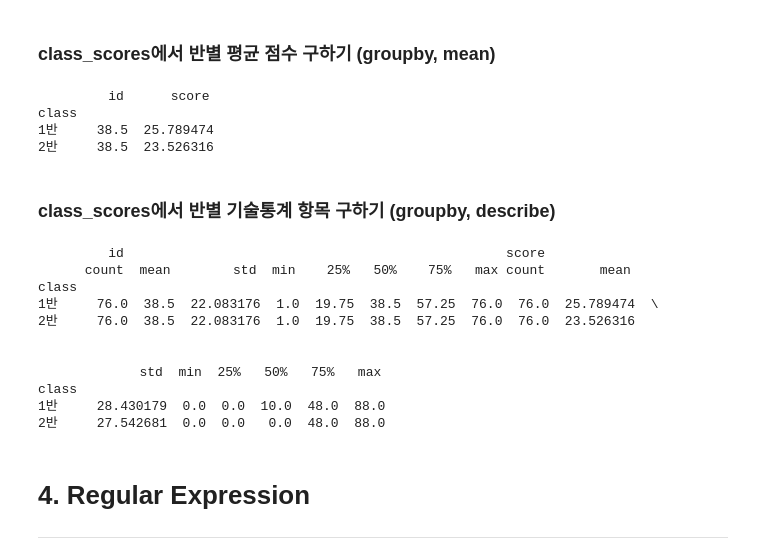
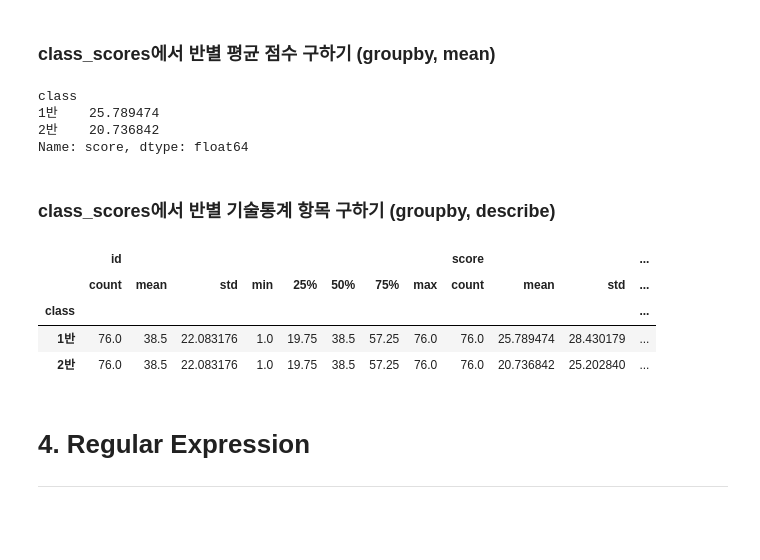
Before and after one commit to jbljw02/PY_Pandas, a Jupyter notebook: src/pandas/notebook/pandas_recap.ipynb, the cells around one changed output. Drawn from its saved outputs; the diff is of its cells as text; code cells hidden in the pictures; blank space fills up the shorter version.

```diff
--- a/src/pandas/notebook/pandas_recap.ipynb
+++ b/src/pandas/notebook/pandas_recap.ipynb
@@ -494,7 +454,7 @@ scores_1['class'] = '1반'
 # %% [markdown]
 ### scores_2_1 와 scores_2_2 를 열기준(axis=1) 으로 합쳐 scores_2 변수에 저장하기 (concat)
 # %%
-scores_2 = pd.concat([scores_2_1, scores_2_2], axis=1, ignore_index=True)
+scores_2 = pd.concat([scores_2_1, scores_2_1], axis=1, ignore_index=True)
 # %% [markdown]
 ### scores_2 의 열이름을 1, 2, 3, ... 로 변경하기 (range)
 # %%
@@ -502,5 +462,4 @@ scores_2.columns = range(1, len(scores_2.columns) + 1)
 # %% [markdown]
 ### scores_2 에서 누락 데이터를 0 으로 채우기 (fillna)
 # %%
-scores_2 = scores_2.fillna(0)
-print(scores_2)
+scores_2.fillna(0, inplace=True)
@@ -614,28 +550,22 @@ class_scores = scores_long.groupby(['class', 'id'])['score'].sum().reset_index()
 # %% [markdown]
 ### class_scores에서 반별 평균 점수 구하기 (groupby, mean)
 # %%
-print(class_scores.groupby('class').mean())
+class_scores.groupby('class')['score'].mean()
 # %% [output]
-         id      score
 class
-1반     38.5  25.789474
-2반     38.5  23.526316
+1반    25.789474
+2반    20.736842
+Name: score, dtype: float64
 # %% [markdown]
 ### class_scores에서 반별 기술통계 항목 구하기 (groupby, describe)
 # %%
-print(class_scores.groupby('class').describe())
+class_scores.groupby('class').describe()
 # %% [output]
-         id                                                 score
-      count  mean        std  min    25%   50%    75%   max count       mean
-class
-1반     76.0  38.5  22.083176  1.0  19.75  38.5  57.25  76.0  76.0  25.789474  \
-2반     76.0  38.5  22.083176  1.0  19.75  38.5  57.25  76.0  76.0  23.526316
-
-
-             std  min  25%   50%   75%   max
-class
-1반     28.430179  0.0  0.0  10.0  48.0  88.0
-2반     27.542681  0.0  0.0   0.0  48.0  88.0
+|  | id |  |  |  |  |  |  |  | score |  |  | ... |
+|  | count | mean | std | min | 25% | 50% | 75% | max | count | mean | std | ... |
+| class |  |  |  |  |  |  |  |  |  |  |  | ... |
+| 1반 | 76.0 | 38.5 | 22.083176 | 1.0 | 19.75 | 38.5 | 57.25 | 76.0 | 76.0 | 25.789474 | 28.430179 | ... |
+| 2반 | 76.0 | 38.5 | 22.083176 | 1.0 | 19.75 | 38.5 | 57.25 | 76.0 | 76.0 | 20.736842 | 25.202840 | ... |
 # %% [markdown]
 # 4. Regular Expression
 ***
```
Also changed, not shown: parts of 25 cells of this notebook, 3 other files.
